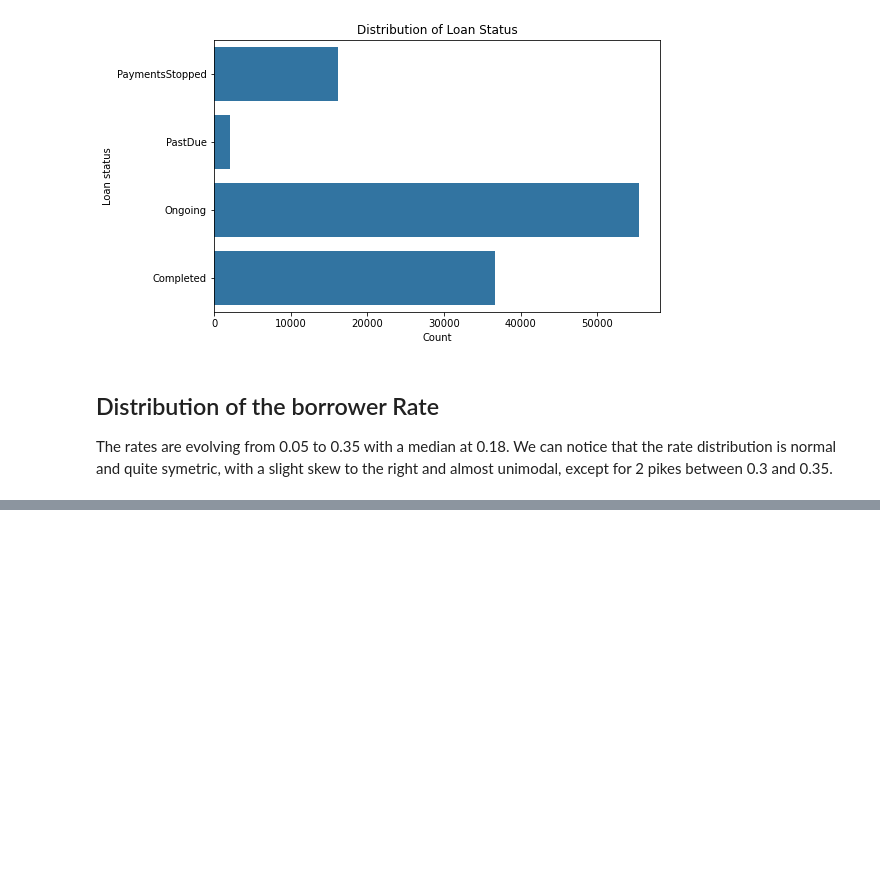
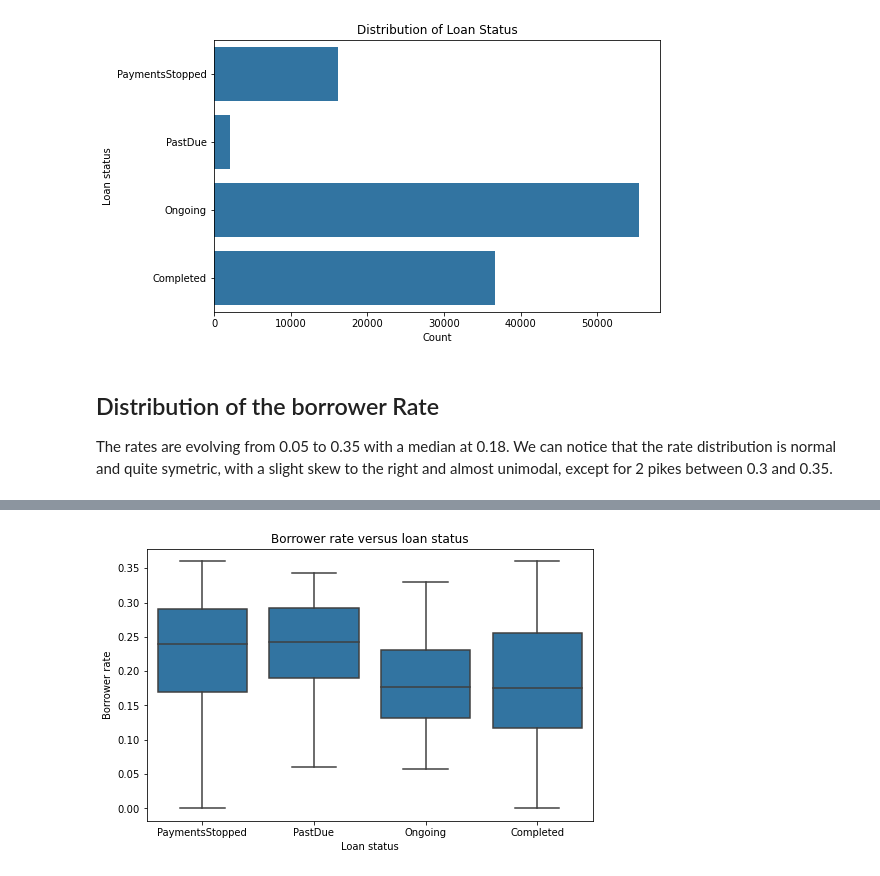
Before and after one commit to Simonmaignan/udacity-data-analysis, a Jupyter notebook: project-communicate-data-findings/data_explanation.ipynb, the cells around one changed output, grey strips where cells are left out. Saved outputs shown, nothing was run; the diff lists cells and outputs as text; code cells hidden in the pictures; blank space fills up the shorter version.

Commit message:
Data explanation ongoing

```diff
--- a/project-communicate-data-findings/data_explanation.ipynb
+++ b/project-communicate-data-findings/data_explanation.ipynb
@@ -82,0 +95,9 @@ plt.hist(data=df_loan_data, x='BorrowerRate', color=base_color, bins=bins);
+# %%
+# Box plot of the loan status versus the borrower rate
+plt.figure(figsize=[8, 5]);
+sb.boxplot(data=df_loan_data, x='LoanStatusSimplified', y='BorrowerRate', color=base_color);
+plt.title('Borrower rate versus loan status');
+plt.xlabel('Loan status');
+plt.ylabel('Borrower rate');
+# %% [output]
+[figure, added]
```
Also changed, not shown: parts of 7 cells of this notebook, 2 other files.
